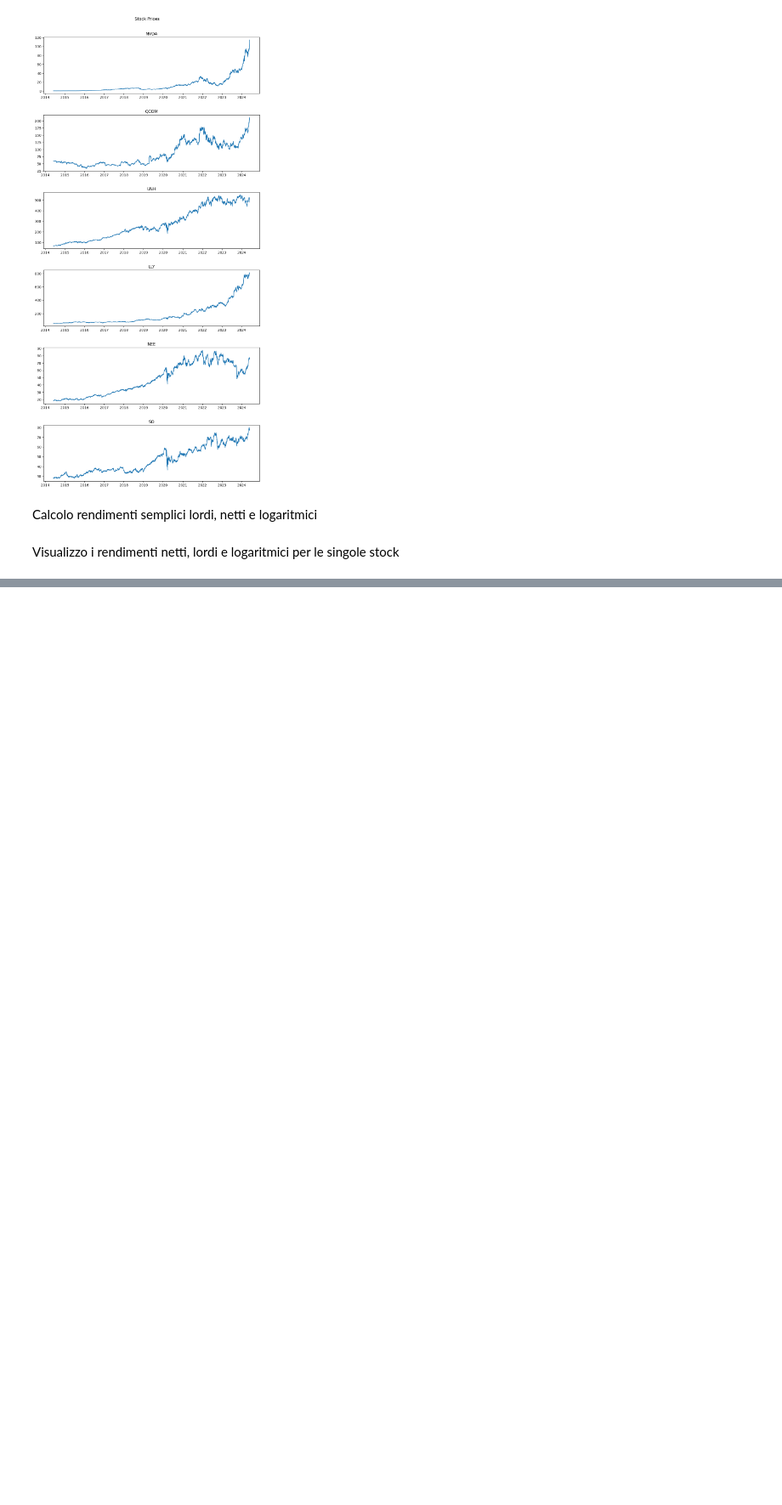
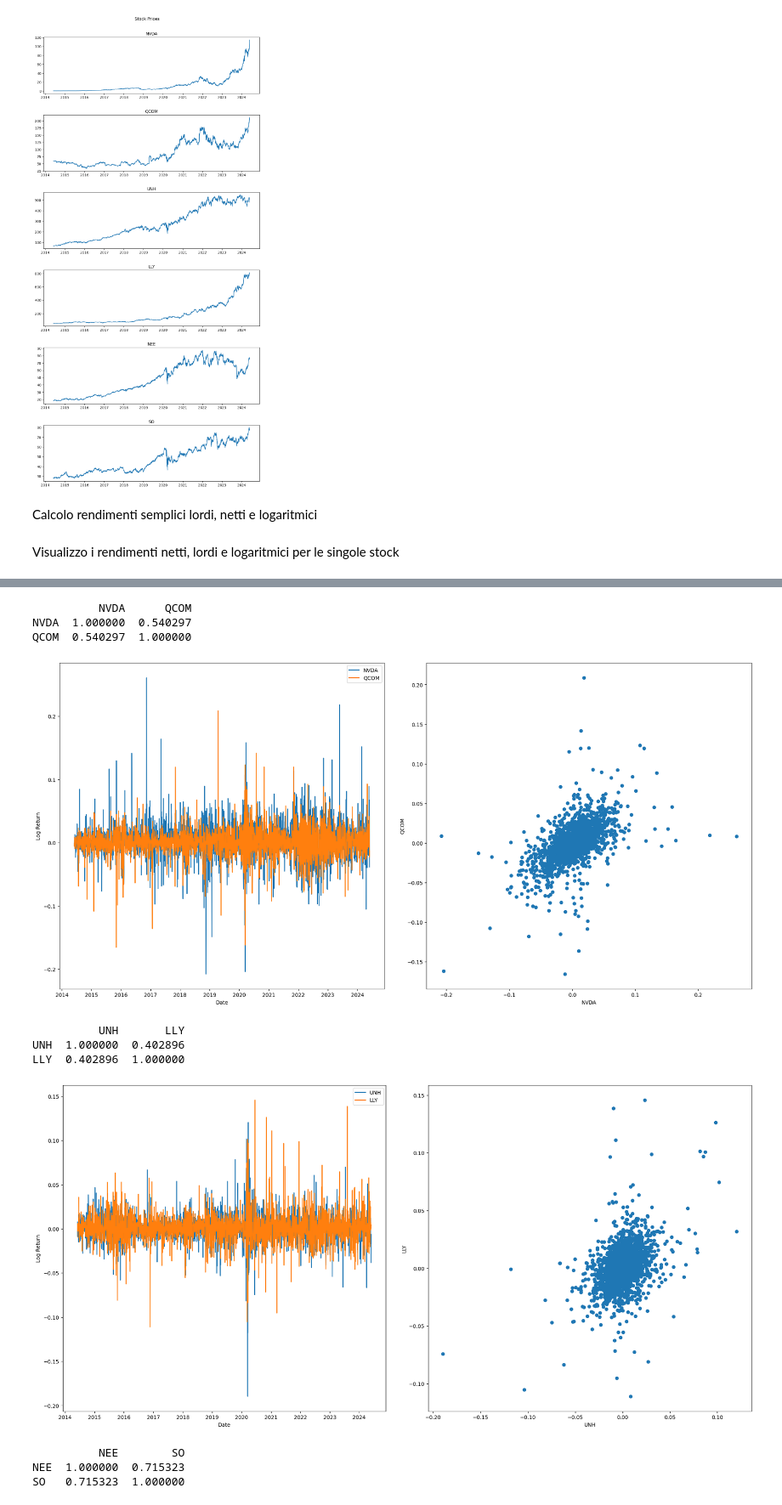
Before and after one commit to riccardo-savio/Progetto-BISF, a Jupyter notebook: studio.ipynb, the cells around one changed output, grey strips where cells are left out. Shown at 85% size. Cells and saved outputs as stored; diff of their text form; code cells hidden in the pictures; blank space fills up the shorter version.

```diff
--- a/studio.ipynb
+++ b/studio.ipynb
@@ -196,0 +199,36 @@ Date
+# %%
+df = pd.DataFrame(columns=['NVDA', 'QCOM'])
+sectors = {
+    'Technology': ['NVDA', 'QCOM'],
+    'Healthcare': ['UNH', 'LLY'],
+    'Utilities': ['NEE', 'SO']
+}
+
+for sector, nstock in sectors.items():
+    df = pd.DataFrame(columns=nstock)
+    fig, axs = plt.subplots(1, 2, figsize=(20, 10))
+    for stock in nstock:
+        df[stock] = globals()[stock]['Log Return']
+
+    print(df.corr())
+    axs[0].plot(df)
+    axs[0].set_xlabel('Date')
+    axs[0].set_ylabel('Log Return')
+    axs[0].legend(nstock)
+    axs[1].scatter(df[nstock[0]], df[nstock[1]])
+    axs[1].set_xlabel(nstock[0])
+    axs[1].set_ylabel(nstock[1])
+    plt.tight_layout(pad=3.0)
+    plt.show()
+# %% [output]
+          NVDA      QCOM
+NVDA  1.000000  0.540297
+QCOM  0.540297  1.000000
+[figure, added]
+          UNH       LLY
+UNH  1.000000  0.402896
+LLY  0.402896  1.000000
+[figure, added]
+          NEE        SO
+NEE  1.000000  0.715323
+SO   0.715323  1.000000
```
Also changed, not shown: parts of 17 cells of this notebook, 24 other files.
